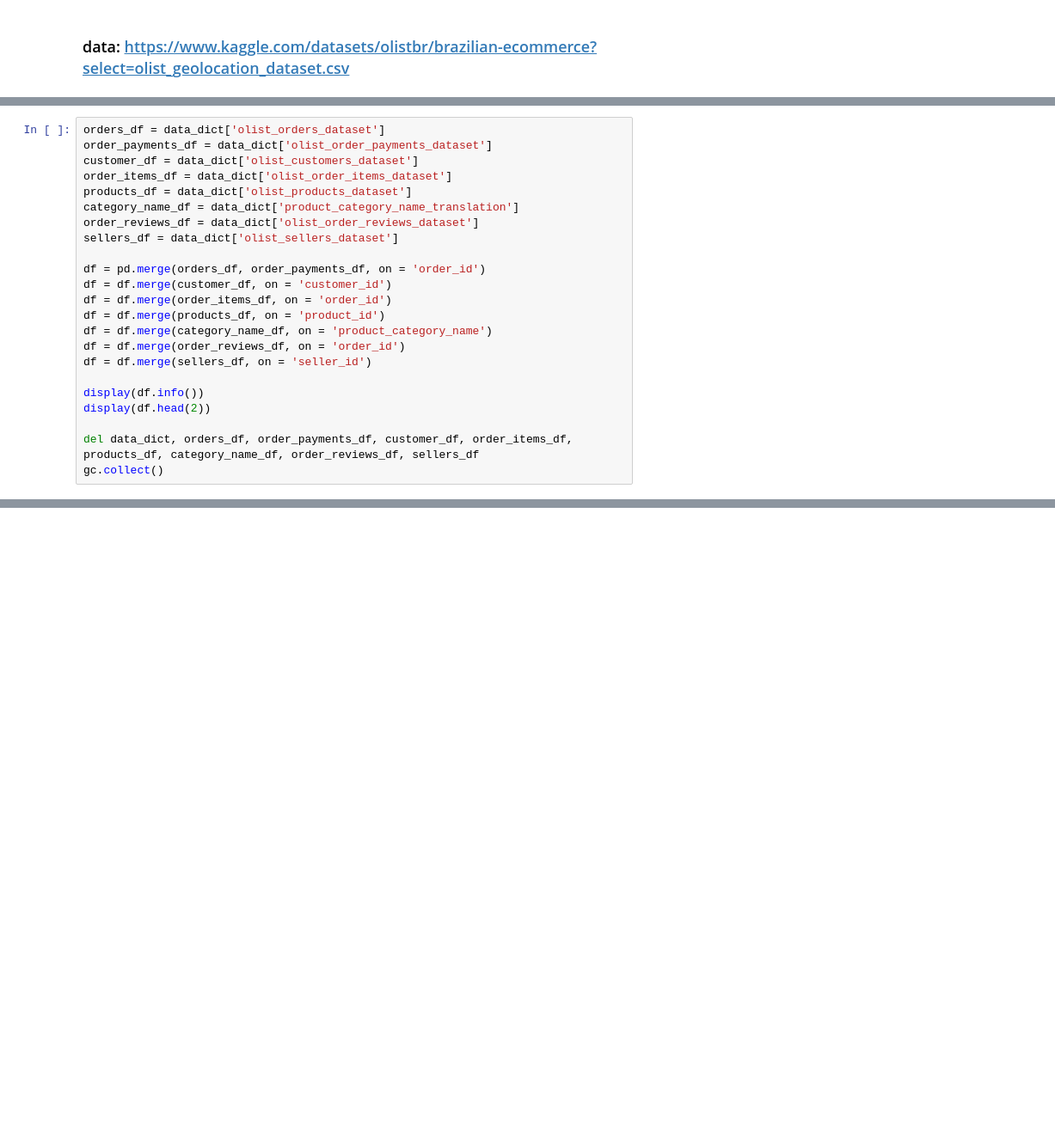
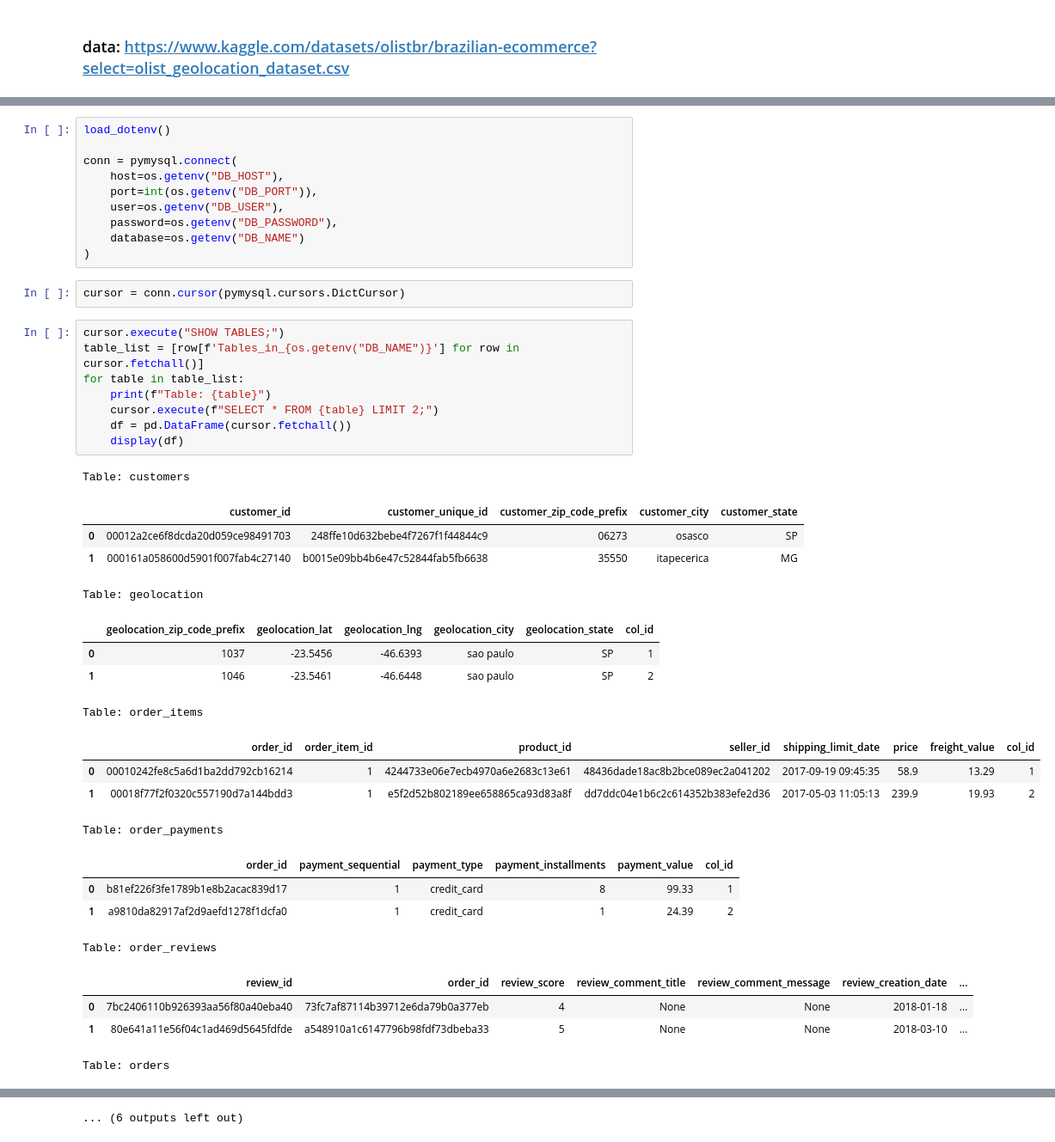
Before and after one commit to HyunsungRyu/Ecommerce_analysis, a Jupyter notebook: olist.ipynb, the cells around one changed output, grey strips where cells are left out. Shown at 86% size. Cells and saved outputs as stored; diff of their text form; blank space fills up the shorter version.

Commit message:
insert_olist

```diff
--- a/brazilian.ipynb
+++ b/olist.ipynb
@@ -123,23 +20,0 @@ print(data_dict['olist_orders_dataset'].head())
-# %%
-orders_df = data_dict['olist_orders_dataset']
-order_payments_df = data_dict['olist_order_payments_dataset']
-customer_df = data_dict['olist_customers_dataset']
-order_items_df = data_dict['olist_order_items_dataset']
-products_df = data_dict['olist_products_dataset']
-category_name_df = data_dict['product_category_name_translation']
-order_reviews_df = data_dict['olist_order_reviews_dataset']
-sellers_df = data_dict['olist_sellers_dataset']
-
-df = pd.merge(orders_df, order_payments_df, on = 'order_id')
-df = df.merge(customer_df, on = 'customer_id')
-df = df.merge(order_items_df, on = 'order_id')
-df = df.merge(products_df, on = 'product_id')
-df = df.merge(category_name_df, on = 'product_category_name')
-df = df.merge(order_reviews_df, on = 'order_id')
-df = df.merge(sellers_df, on = 'seller_id')
-
-display(df.info())
-display(df.head(2))
-
-del data_dict, orders_df, order_payments_df, customer_df, order_items_df, products_df, category_name_df, order_reviews_df, sellers_df
-gc.collect()
@@ -169,0 +21,42 @@ None
+# %%
+load_dotenv()
+
+conn = pymysql.connect(
+    host=os.getenv("DB_HOST"),
+    port=int(os.getenv("DB_PORT")),
+    user=os.getenv("DB_USER"),
+    password=os.getenv("DB_PASSWORD"),
+    database=os.getenv("DB_NAME")
+)
+# %%
+cursor = conn.cursor(pymysql.cursors.DictCursor)
+# %%
+cursor.execute("SHOW TABLES;")
+table_list = [row[f'Tables_in_{os.getenv("DB_NAME")}'] for row in cursor.fetchall()]
+for table in table_list:
+    print(f"Table: {table}")
+    cursor.execute(f"SELECT * FROM {table} LIMIT 2;")
+    df = pd.DataFrame(cursor.fetchall())
+    display(df)
+# %% [output]
+Table: customers
+|  | customer_id | customer_unique_id | customer_zip_code_prefix | customer_city | customer_state |
+| 0 | 00012a2ce6f8dcda20d059ce98491703 | 248ffe10d632bebe4f7267f1f44844c9 | 06273 | osasco | SP |
+| 1 | 000161a058600d5901f007fab4c27140 | b0015e09bb4b6e47c52844fab5fb6638 | 35550 | itapecerica | MG |
+Table: geolocation
+|  | geolocation_zip_code_prefix | geolocation_lat | geolocation_lng | geolocation_city | geolocation_state | col_id |
+| 0 | 1037 | -23.5456 | -46.6393 | sao paulo | SP | 1 |
+| 1 | 1046 | -23.5461 | -46.6448 | sao paulo | SP | 2 |
+Table: order_items
+|  | order_id | order_item_id | product_id | seller_id | shipping_limit_date | price | freight_value | col_id |
+| 0 | 00010242fe8c5a6d1ba2dd792cb16214 | 1 | 4244733e06e7ecb4970a6e2683c13e61 | 48436dade18ac8b2bce089ec2a041202 | 2017-09-19 09:45:35 | 58.9 | 13.29 | 1 |
+| 1 | 00018f77f2f0320c557190d7a144bdd3 | 1 | e5f2d52b802189ee658865ca93d83a8f | dd7ddc04e1b6c2c614352b383efe2d36 | 2017-05-03 11:05:13 | 239.9 | 19.93 | 2 |
+Table: order_payments
+|  | order_id | payment_sequential | payment_type | payment_installments | payment_value | col_id |
+| 0 | b81ef226f3fe1789b1e8b2acac839d17 | 1 | credit_card | 8 | 99.33 | 1 |
+| 1 | a9810da82917af2d9aefd1278f1dcfa0 | 1 | credit_card | 1 | 24.39 | 2 |
+Table: order_reviews
+|  | review_id | order_id | review_score | review_comment_title | review_comment_message | review_creation_date | ... |
+| 0 | 7bc2406110b926393aa56f80a40eba40 | 73fc7af87114b39712e6da79b0a377eb | 4 | None | None | 2018-01-18 | ... |
+| 1 | 80e641a11e56f04c1ad469d5645fdfde | a548910a1c6147796b98fdf73dbeba33 | 5 | None | None | 2018-03-10 | ... |
+Table: orders
@@ -169,0 +66 @@ None
+... (6 outputs left out)
```
Also changed, not shown: parts of 21 cells of this notebook, 2 other files.
